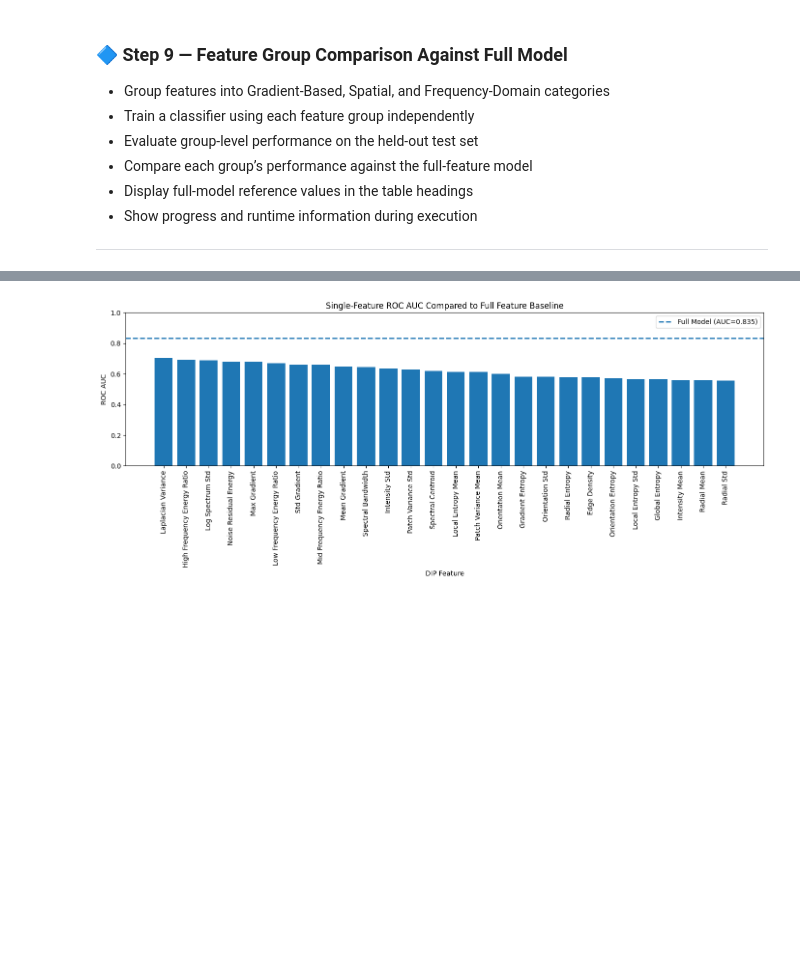
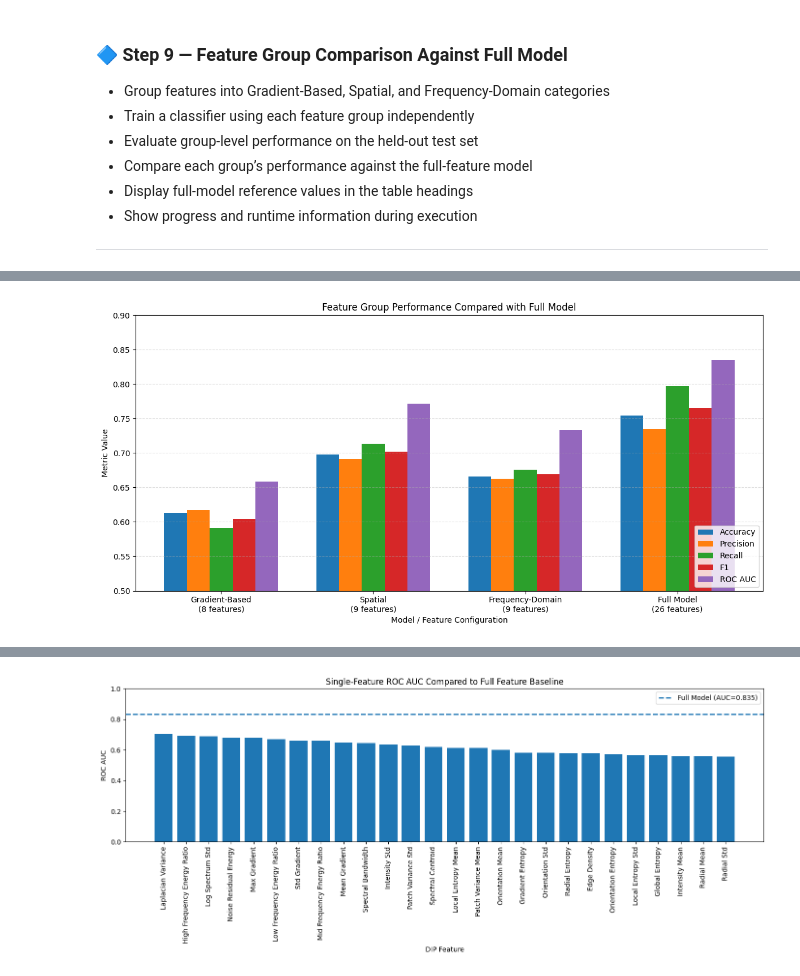
Before and after one commit to pgailinas/dip-ai-image-detection, a Jupyter notebook: notebooks/13_Feature_Level_Analysis.ipynb, the cells around one changed output, grey strips where cells are left out. Saved outputs shown, nothing was run; the diff lists cells and outputs as text; code cells hidden in the pictures; blank space fills up the shorter version.

```diff
--- a/notebooks/13_Feature_Level_Analysis.ipynb
+++ b/notebooks/13_Feature_Level_Analysis.ipynb
@@ -889,0 +901,92 @@ Feature group comparison complete.
+# %%
+# ============================================
+# Step 10: Feature Group vs. Full Model Performance
+# ============================================
+
+import os
+import numpy as np
+import pandas as pd
+import matplotlib.pyplot as plt
+
+# -------------------------------------------------
+# Define model performance results
+# -------------------------------------------------
+results_df = pd.DataFrame({
+    "Model": [
+        "Gradient-Based\n(8 features)",
+        "Spatial\n(9 features)",
+        "Frequency-Domain\n(9 features)",
+        "Full Model\n(26 features)"
+    ],
+    "Accuracy": [0.612500, 0.697500, 0.666111, 0.7547],
+    "Precision": [0.617391, 0.691438, 0.663032, 0.7348],
+    "Recall": [0.591667, 0.713333, 0.675556, 0.7972],
+    "F1": [0.604255, 0.702215, 0.669235, 0.7647],
+    "ROC AUC": [0.658225, 0.771777, 0.733047, 0.8348]
+})
+
+# -------------------------------------------------
+# Configure grouped bar chart
+# -------------------------------------------------
+metrics = ["Accuracy", "Precision", "Recall", "F1", "ROC AUC"]
+
+x = np.arange(len(results_df["Model"]))
+bar_width = 0.15
+
+plt.figure(figsize=(12, 6))
+
+# -------------------------------------------------
+# Plot one bar group per metric
+# -------------------------------------------------
+for i, metric in enumerate(metrics):
+    offsets = x + (i - len(metrics) / 2) * bar_width + bar_width / 2
+
+    plt.bar(
+        offsets,
+        results_df[metric],
+        width=bar_width,
+        label=metric
+    )
+
+# -------------------------------------------------
+# Format plot
+# -------------------------------------------------
+plt.title("Feature Group Performance Compared with Full Model")
+plt.xlabel("Model / Feature Configuration")
+plt.ylabel("Metric Value")
+
+plt.xticks(x, results_df["Model"])
+
+plt.ylim(0.5, 0.9)
+
+plt.grid(axis="y", linestyle="--", alpha=0.4)
+
+plt.legend(loc="lower right")
+
+plt.tight_layout()
+
+# -------------------------------------------------
+# Save figure as PNG
+# -------------------------------------------------
+output_dir = "metadata/results"
+
+os.makedirs(output_dir, exist_ok=True)
+
+output_path = os.path.join(
+    output_dir,
+    "feature_group_vs_full_model.png"
+)
+
+plt.savefig(
+    output_path,
+    dpi=300,
+    bbox_inches="tight"
+)
+
+print(f"Saved plot to: {output_path}")
+
+# -------------------------------------------------
+# Display plot
+# -------------------------------------------------
+plt.show()
+# %% [output]
@@ -890 +994,2 @@ Feature group comparison complete.
+[figure, added]
 # %% [markdown]
```
Also changed, not shown: parts of 12 cells of this notebook.
